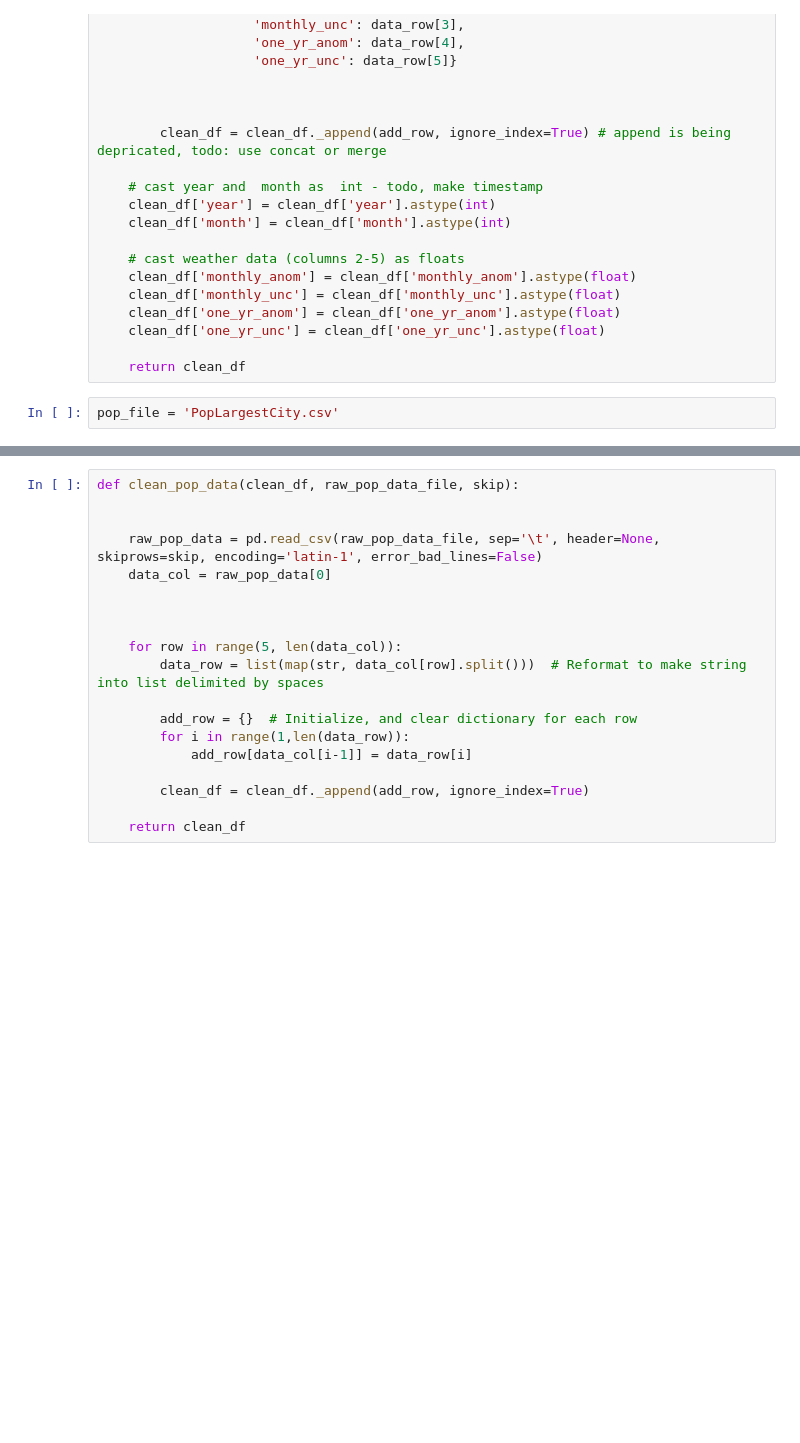
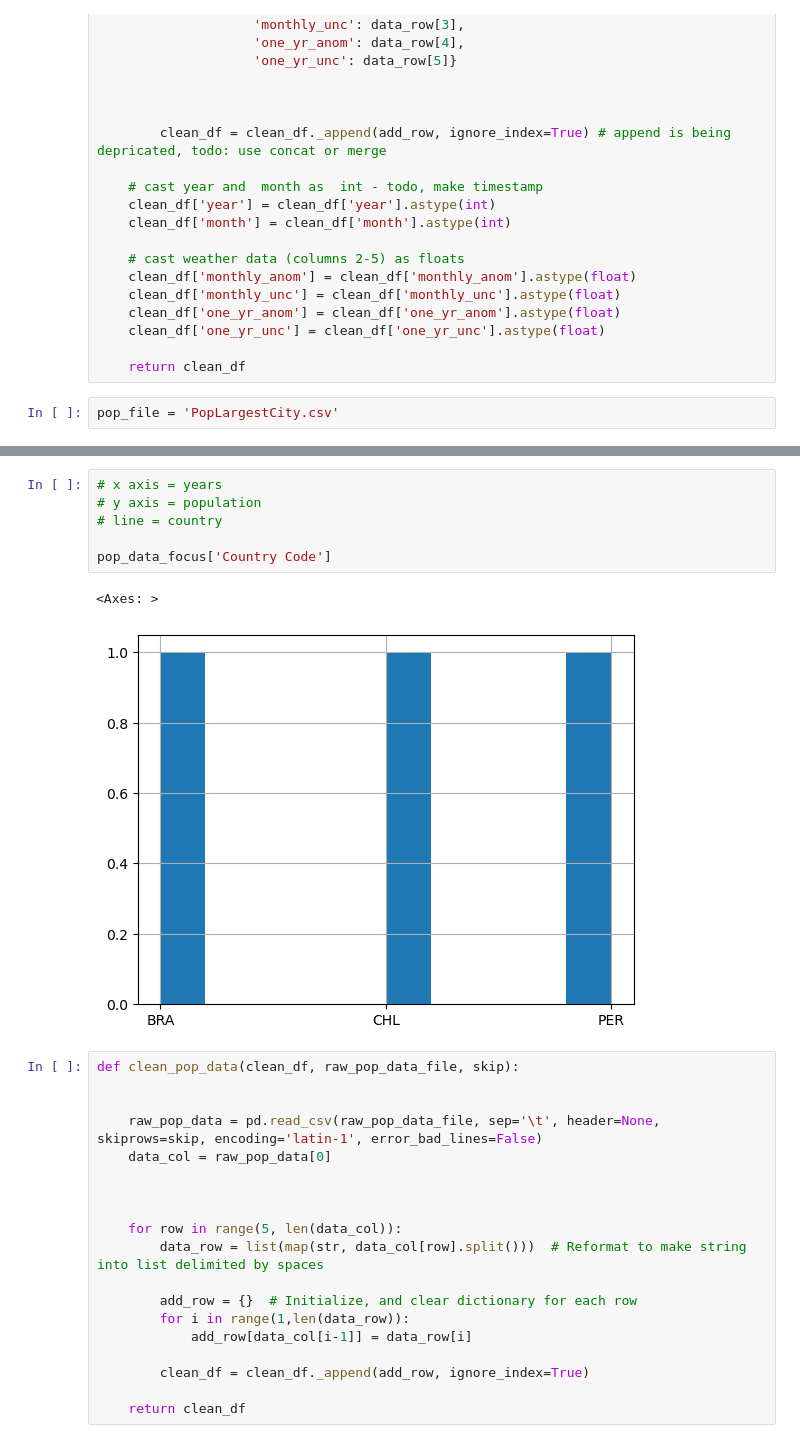
Before and after one commit to gowrath/Climate_EDA-SouthAmerica, a Jupyter notebook: TemperatureAndPopulation.ipynb, the cells around one changed output, grey strips where cells are left out. Drawn from its saved outputs; the diff is of its cells as text; blank space fills up the shorter version.

```diff
--- a/TemperatureAndPopulation.ipynb
+++ b/TemperatureAndPopulation.ipynb
@@ -42,3 +76,12 @@ pop_file = 'PopLargestCity.csv'
+# %%
+# x axis = years
+# y axis = population
+# line = country
+
+pop_data_focus['Country Code']
+# %% [output]
+<Axes: >
+[figure, added]
 # %%
 def clean_pop_data(clean_df, raw_pop_data_file, skip):
 
```
Also changed, not shown: parts of 2 cells of this notebook.
